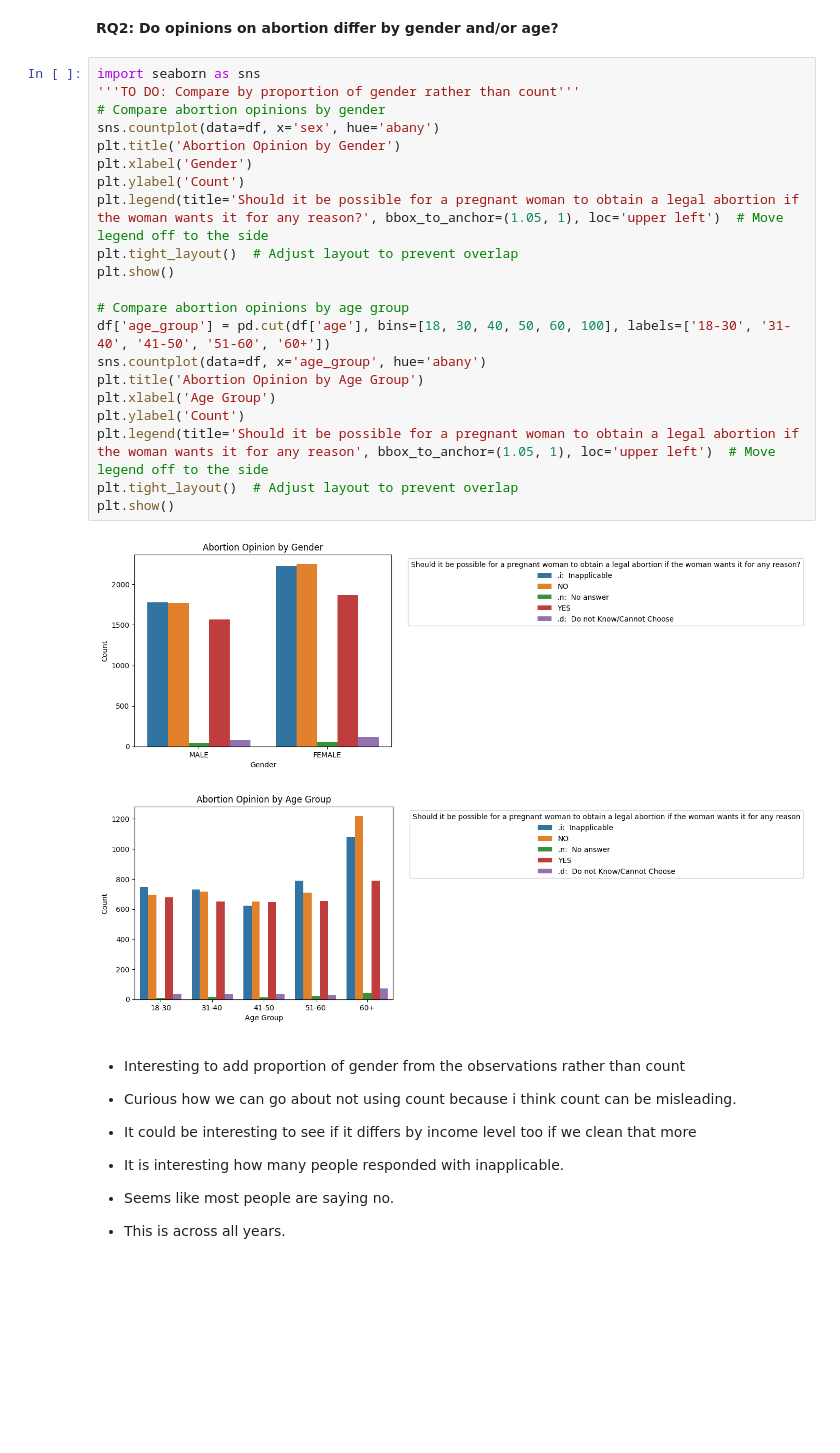
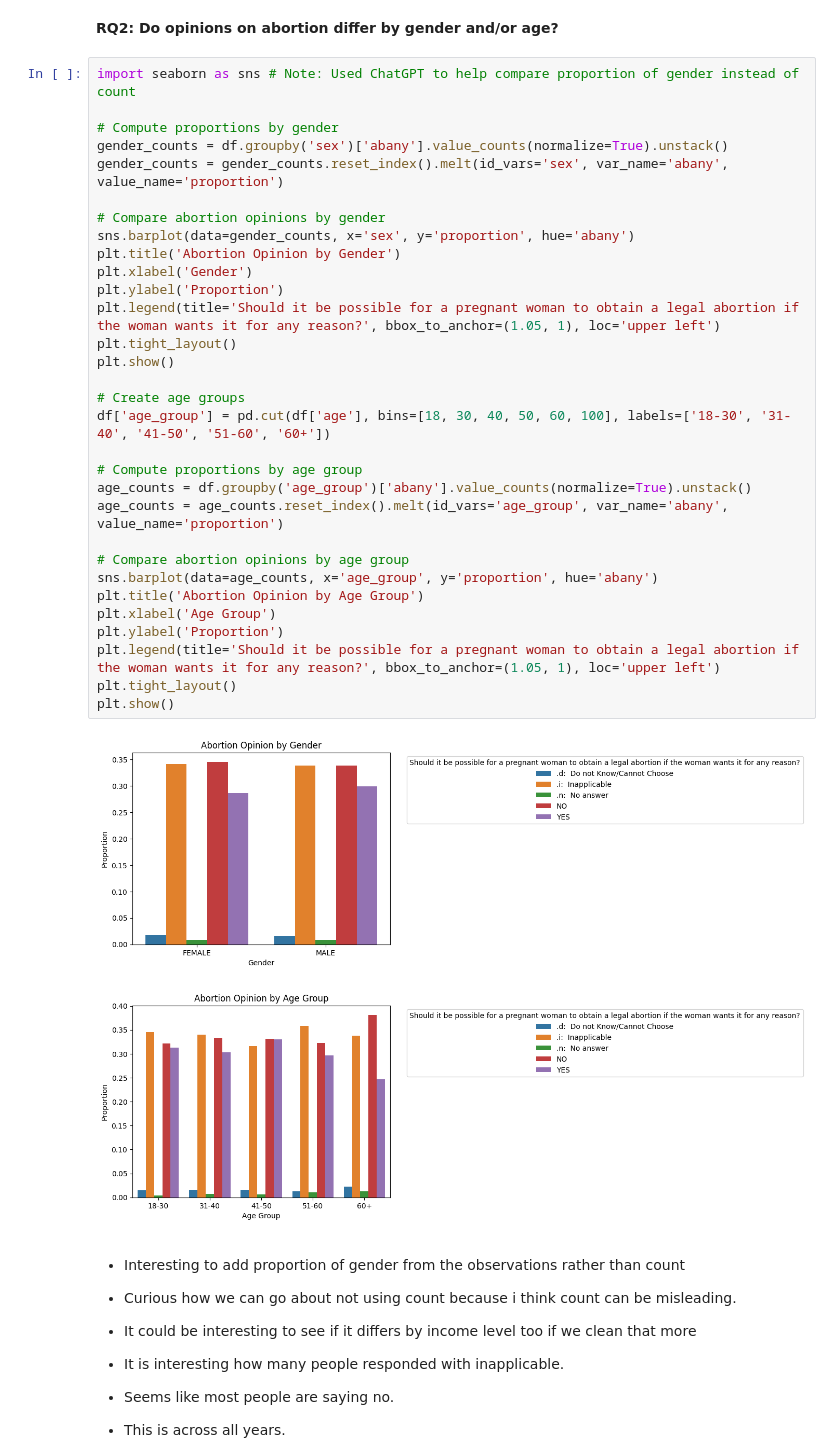
Before and after one commit to kimberlyyliuu/EDA, a Jupyter notebook: lab/gss.ipynb, the cells around one changed output. Cells and saved outputs as stored; diff of their text form; blank space fills up the shorter version.

Commit message:
Made bar chart proportions

```diff
--- a/lab/gss.ipynb
+++ b/lab/gss.ipynb
@@ -342,29 +345,39 @@ plt.show()
 # %% [markdown]
 **RQ2: Do opinions on abortion differ by gender and/or age?**
 # %%
-import seaborn as sns
-'''TO DO: Compare by proportion of gender rather than count'''
+import seaborn as sns # Note: Used ChatGPT to help compare proportion of gender instead of count
+
+# Compute proportions by gender
+gender_counts = df.groupby('sex')['abany'].value_counts(normalize=True).unstack()
+gender_counts = gender_counts.reset_index().melt(id_vars='sex', var_name='abany', value_name='proportion')
+
 # Compare abortion opinions by gender
-sns.countplot(data=df, x='sex', hue='abany')
+sns.barplot(data=gender_counts, x='sex', y='proportion', hue='abany')
 plt.title('Abortion Opinion by Gender')
 plt.xlabel('Gender')
-plt.ylabel('Count')
-plt.legend(title='Should it be possible for a pregnant woman to obtain a legal abortion if the woman wants it for any reason?', bbox_to_anchor=(1.05, 1), loc='upper left')  # Move legend off to the side
-plt.tight_layout()  # Adjust layout to prevent overlap
+plt.ylabel('Proportion')
+plt.legend(title='Should it be possible for a pregnant woman to obtain a legal abortion if the woman wants it for any reason?', bbox_to_anchor=(1.05, 1), loc='upper left')
+plt.tight_layout()
 plt.show()
 
+# Create age groups
+df['age_group'] = pd.cut(df['age'], bins=[18, 30, 40, 50, 60, 100], labels=['18-30', '31-40', '41-50', '51-60', '60+'])
+
+# Compute proportions by age group
+age_counts = df.groupby('age_group')['abany'].value_counts(normalize=True).unstack()
+age_counts = age_counts.reset_index().melt(id_vars='age_group', var_name='abany', value_name='proportion')
+
 # Compare abortion opinions by age group
-df['age_group'] = pd.cut(df['age'], bins=[18, 30, 40, 50, 60, 100], labels=['18-30', '31-40', '41-50', '51-60', '60+'])
-sns.countplot(data=df, x='age_group', hue='abany')
+sns.barplot(data=age_counts, x='age_group', y='proportion', hue='abany')
 plt.title('Abortion Opinion by Age Group')
 plt.xlabel('Age Group')
-plt.ylabel('Count')
-plt.legend(title='Should it be possible for a pregnant woman to obtain a legal abortion if the woman wants it for any reason', bbox_to_anchor=(1.05, 1), loc='upper left')  # Move legend off to the side
-plt.tight_layout()  # Adjust layout to prevent overlap
+plt.ylabel('Proportion')
+plt.legend(title='Should it be possible for a pregnant woman to obtain a legal abortion if the woman wants it for any reason?', bbox_to_anchor=(1.05, 1), loc='upper left')
+plt.tight_layout()
 plt.show()
 # %% [output]
-[figure, old version]
+[figure, new version]
-[figure, old version]
+[figure, new version]
 # %% [markdown]
 * Interesting to add proportion of gender from the observations rather than count
 * Curious how we can go about not using count because i think count can be misleading.
```
Also changed, not shown: parts of 8 cells of this notebook.
